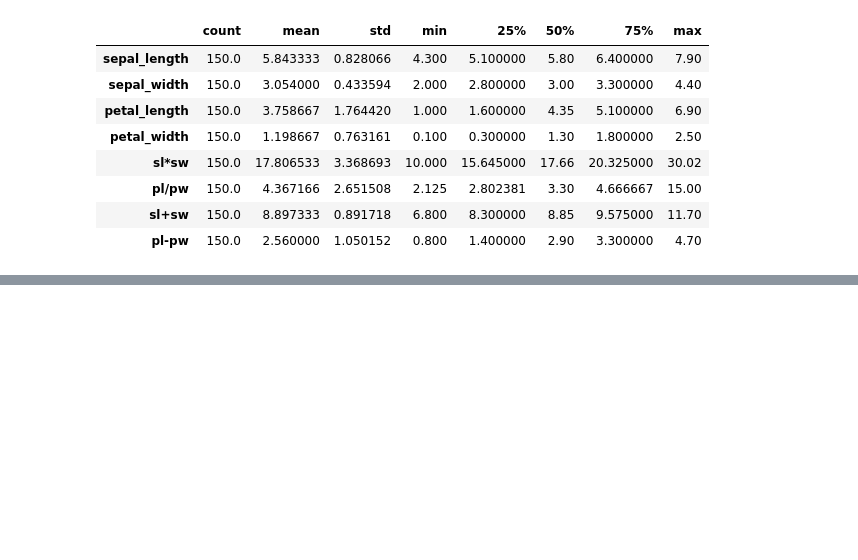
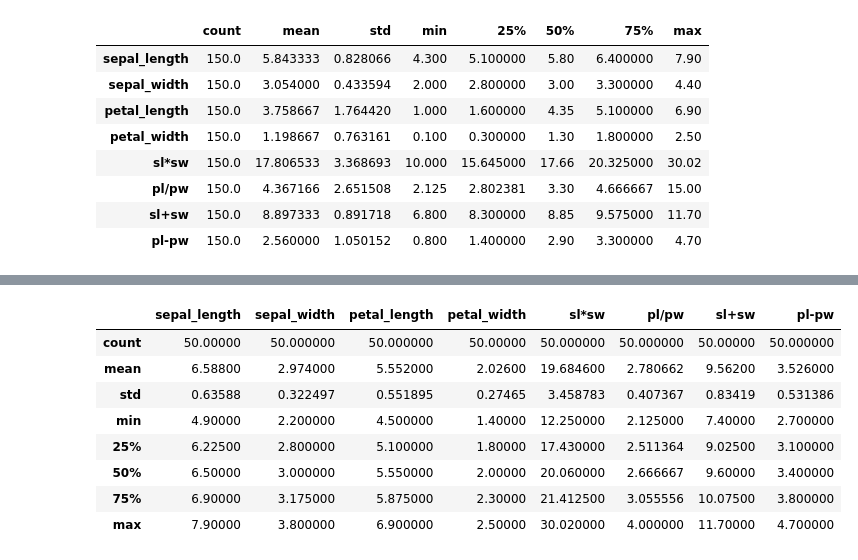
Before and after one commit to mickalleny2k/FUND_DATA, a Jupyter notebook: project.ipynb, the cells around one changed output, grey strips where cells are left out. Saved outputs shown, nothing was run; the diff lists cells and outputs as text; code cells hidden in the pictures; blank space fills up the shorter version.

```diff
--- a/project.ipynb
+++ b/project.ipynb
@@ -164,0 +204,15 @@ print()
+# %%
+print ("                            Summary Statistical Analysis - Iris Virginica")
+print(virginica.describe())
+print ("")
+virginica.describe()
+# %% [output]
+|  | sepal_length | sepal_width | petal_length | petal_width | sl*sw | pl/pw | sl+sw | pl-pw |
+| count | 50.00000 | 50.000000 | 50.000000 | 50.00000 | 50.000000 | 50.000000 | 50.00000 | 50.000000 |
+| mean | 6.58800 | 2.974000 | 5.552000 | 2.02600 | 19.684600 | 2.780662 | 9.56200 | 3.526000 |
+| std | 0.63588 | 0.322497 | 0.551895 | 0.27465 | 3.458783 | 0.407367 | 0.83419 | 0.531386 |
+| min | 4.90000 | 2.200000 | 4.500000 | 1.40000 | 12.250000 | 2.125000 | 7.40000 | 2.700000 |
+| 25% | 6.22500 | 2.800000 | 5.100000 | 1.80000 | 17.430000 | 2.511364 | 9.02500 | 3.100000 |
+| 50% | 6.50000 | 3.000000 | 5.550000 | 2.00000 | 20.060000 | 2.666667 | 9.60000 | 3.400000 |
+| 75% | 6.90000 | 3.175000 | 5.875000 | 2.30000 | 21.412500 | 3.055556 | 10.07500 | 3.800000 |
+| max | 7.90000 | 3.800000 | 6.900000 | 2.50000 | 30.020000 | 4.000000 | 11.70000 | 4.700000 |
```
Also changed, not shown: parts of 3 cells of this notebook, 2 other files.
